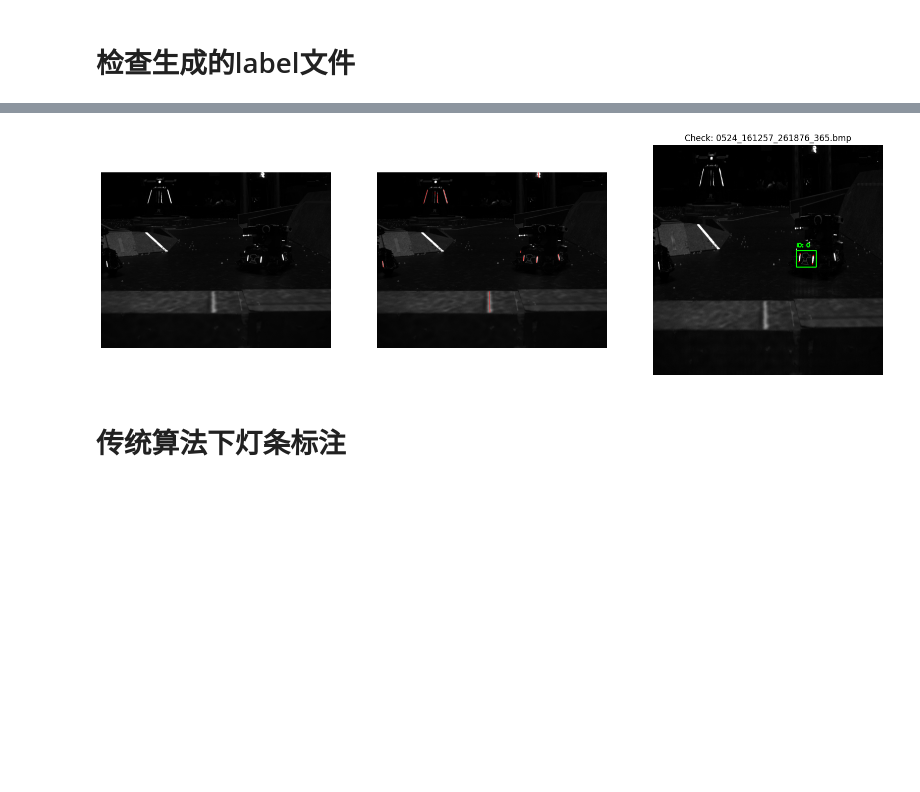
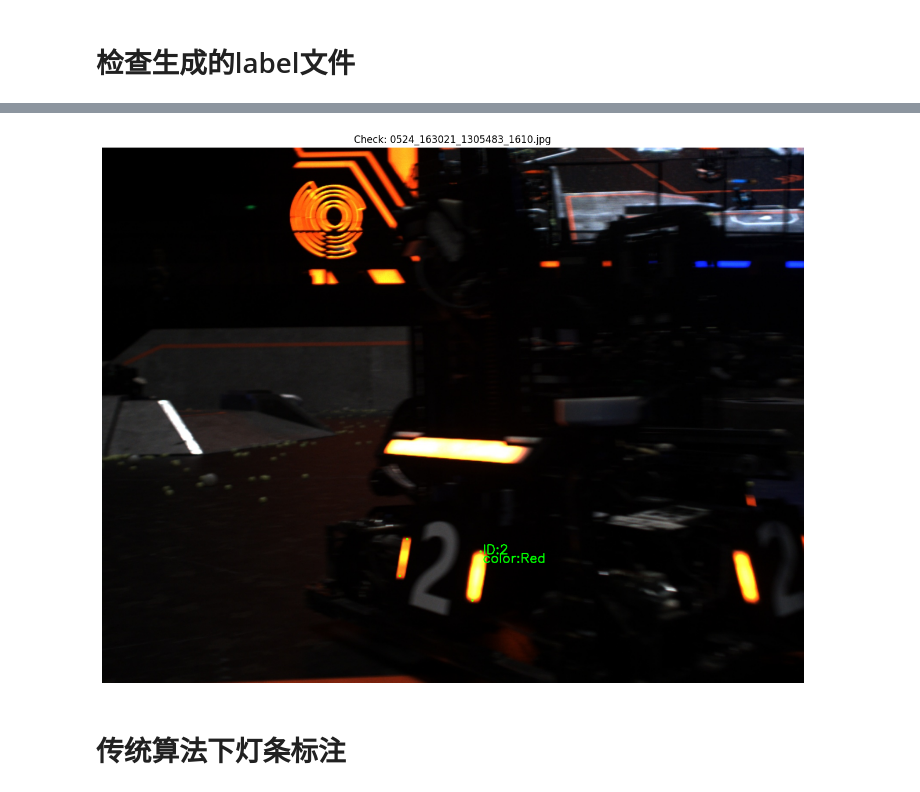
Before and after one commit to Ven-star-young/python_refactor, a Jupyter notebook: src/label_check.ipynb, the cells around one changed output, grey strips where cells are left out. Drawn from its saved outputs; the diff is of its cells as text; code cells hidden in the pictures; blank space fills up the shorter version.

```diff
--- a/src/label_check.ipynb
+++ b/src/label_check.ipynb
@@ -14,7 +14,7 @@ from src.lable_generator import *
 
 # ================= 配置路径 =================
 # 将这里修改为你刚才生成的数据集路径
-IMAGE_DIR = Path("/home/wangfeng/RM2026/amor_data/competation/5-24/3/images_0524_1608")
+IMAGE_DIR = Path("/home/wangfeng/RM2026/amor_data/python_refactor/dataset/train/images")
 LABEL_DIR = Path("/home/wangfeng/RM2026/amor_data/python_refactor/dataset/train/labels")
 # ===========================================
 
@@ -70,21 +70,20 @@ def is_light(light: Light) -> bool:
 
 
 def visualize_yolo_pose(image_path, label_path):
-    # ... (读取图片代码不变) ...
-    img = cv2.imread(str(image_path), cv2.IMREAD_GRAYSCALE)
-    img_ = cv2.cvtColor(img, cv2.COLOR_GRAY2BGR)
-    lights = find_lights(preprocess_image(img))
+    # # ... (读取图片代码不变) ...
+    # img = cv2.imread(str(image_path), cv2.IMREAD_GRAYSCALE)
+    # img_ = cv2.cvtColor(img, cv2.COLOR_GRAY2BGR)
+    # lights = find_lights(preprocess_image(img))
 
 
-    vis_img = cv2.cvtColor(img, cv2.COLOR_GRAY2BGR)
-    # 2) 先画所有灯条
-    for l in lights:
-        p1 = tuple(map(int, l.top))
-        p2 = tuple(map(int, l.bottom))
-        cv2.line(vis_img, p1, p2, (0, 0, 255), 2)
-
-    img = cv2.cvtColor(img, cv2.COLOR_GRAY2RGB)
-    img = cv2.resize(img, (640, 640))
+    # vis_img = cv2.cvtColor(img, cv2.COLOR_GRAY2BGR)
+    # # 2) 先画所有灯条
+    # for l in lights:
+    #     p1 = tuple(map(int, l.top))
+    #     p2 = tuple(map(int, l.bottom))
+    #     cv2.line(vis_img, p1, p2, (0, 0, 255), 2)
+    img = cv2.imread(str(image_path), cv2.IMREAD_COLOR)
+    img = cv2.cvtColor(img, cv2.COLOR_BGR2RGB)
     h, w, _ = img.shape
 
     # ... (读取标签代码不变) ...
@@ -110,44 +109,59 @@ def visualize_yolo_pose(image_path, label_path):
         # 正常画框 (代码逻辑不变)
         for line in lines:
             data = list(map(float, line.split()))
-            class_id = int(data[0])
-            print(f"Detected class ID: {class_id}")
+            # class_id = int(data[0])
+            # print(f"Detected class ID: {class_id}")
 
-            # 如果你发现这里还有 class 6，说明生成代码没过滤干净
-            if class_id == 6:
-                print("Warning: 发现了未过滤的负样本 (ID 6)！")
+            # # 如果你发现这里还有 class 6，说明生成代码没过滤干净
+            # if class_id == 6:
+            #     print("Warning: 发现了未过滤的负样本 (ID 6)！")
 
-            # ... (画框和画点的代码与之前一致) ...
-            x_center, y_center, bbox_w, bbox_h = data[1:5]
-            x1 = int((x_center - bbox_w / 2) * w)
-            y1 = int((y_center - bbox_h / 2) * h)
-            x2 = int((x_center + bbox_w / 2) * w)
-            y2 = int((y_center + bbox_h / 2) * h)
+            # # ... (画框和画点的代码与之前一致) ...
+            # x_center, y_center, bbox_w, bbox_h = data[1:5]
+            # x1 = int((x_center - bbox_w / 2) * w)
+            # y1 = int((y_center - bbox_h / 2) * h)
+            # x2 = int((x_center + bbox_w / 2) * w)
+            # y2 = int((y_center + bbox_h / 2) * h)
 
-            cv2.rectangle(img, (x1, y1), (x2, y2), (0, 255, 0), 2)
-            cv2.putText(img, f"ID: {class_id}", (x1, y1 - 10),
-                        cv2.FONT_HERSHEY_SIMPLEX, 0.5, (0, 255, 0), 2)
+            # cv2.rectangle(img, (x1, y1), (x2, y2), (0, 255, 0), 2)
+            # cv2.putText(img, f"ID: {class_id}", (x1, y1 - 10),
+            #             cv2.FONT_HERSHEY_SIMPLEX, 0.5, (0, 255, 0), 2)
 
             # 关键点绘制逻辑保持不变...
-            keypoints = data[5:]
-            num_kpts = len(keypoints) // 3
+            keypoints = data[0:8]
+            class_id = data[-2]
+            num_kpts = len(keypoints) // 2
             for i in range(num_kpts):
-                px = int(keypoints[i*3] * w)
-                py = int(keypoints[i*3+1] * h)
-                cv2.circle(img, (px, py), 2, (255, 0, 0), -1)
+                px = int(keypoints[i*2] * w)
+                py = int(keypoints[i*2+1] * h)
+                cv2.circle(img, (px, py), 3, (120, 255, 0), -1)
+
+
+            cv2.putText(img, f"ID:{int(class_id)}", (px+5, py+5),
+                        cv2.FONT_HERSHEY_SIMPLEX, 1, (0, 255, 0), 2)
+
+            if (data[-1] == 1) :
+                color_text = "Red"
+            elif (data[-1] == 0):
+                color_text = "Blue"
+            else:
+                color_text = "Unknown"
+            cv2.putText(img,f"color:{color_text}", (px+5, py+25),
+                        cv2.FONT_HERSHEY_SIMPLEX, 1, (0, 255, 0), 2)
+    # ===========================================
 
     # 显示
     plt.figure(figsize=(20, 12))
 
-    plt.subplot(1, 3, 1)
-    plt.imshow(img_)
-    plt.axis('off')
+    # plt.subplot(1, 3, 1)
+    # plt.imshow(img_)
+    # plt.axis('off')
 
-    plt.subplot(1, 3, 2)
-    plt.imshow(cv2.cvtColor(vis_img, cv2.COLOR_BGR2RGB))
-    plt.axis('off')
+    # plt.subplot(1, 3, 2)
+    # plt.imshow(cv2.cvtColor(vis_img, cv2.COLOR_BGR2RGB))
+    # plt.axis('off')
 
-    plt.subplot(1, 3, 3)
+    # plt.subplot(1, 3, 3)
     plt.imshow(img)
     plt.axis('off')
     plt.title(f"Check: {os.path.basename(image_path)}")
@@ -171,4 +184,4 @@ Detected class ID: 0
-[figure, old version]
+[figure, new version]
 # %% [markdown]
 # 传统算法下灯条标注
 # %%
```
Also changed, not shown: parts of 1 cell of this notebook, 4 other files.
